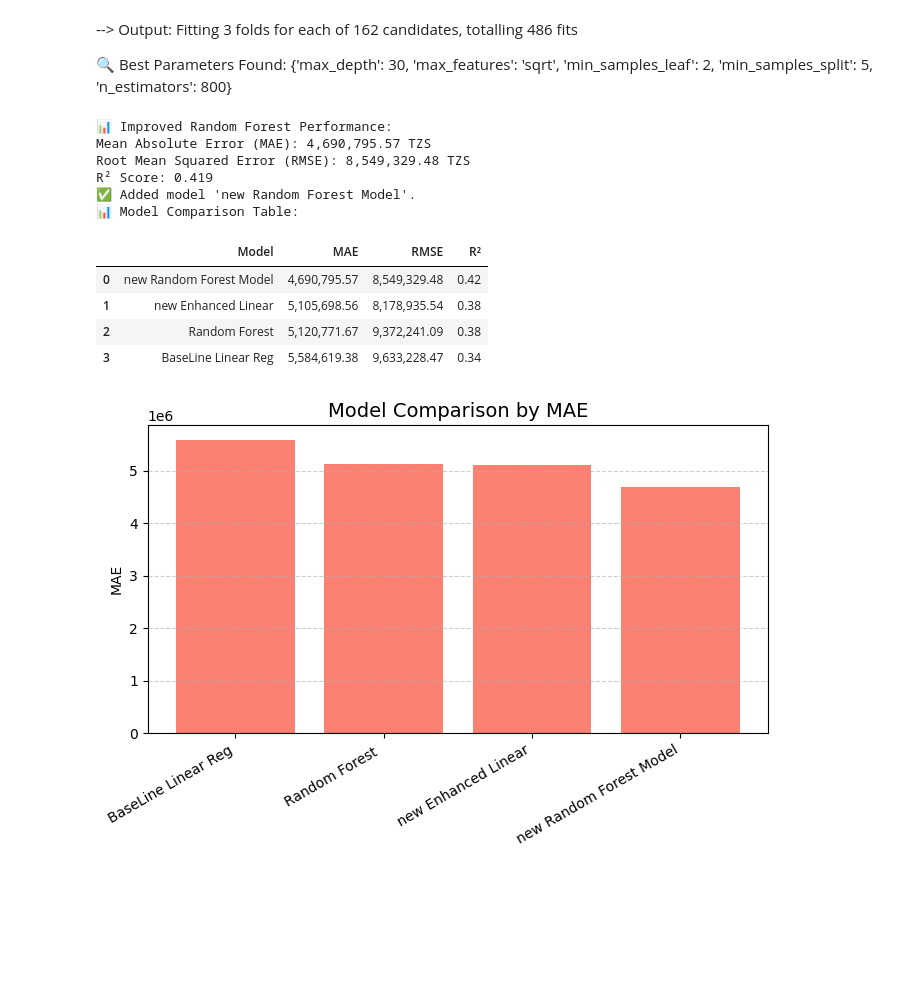
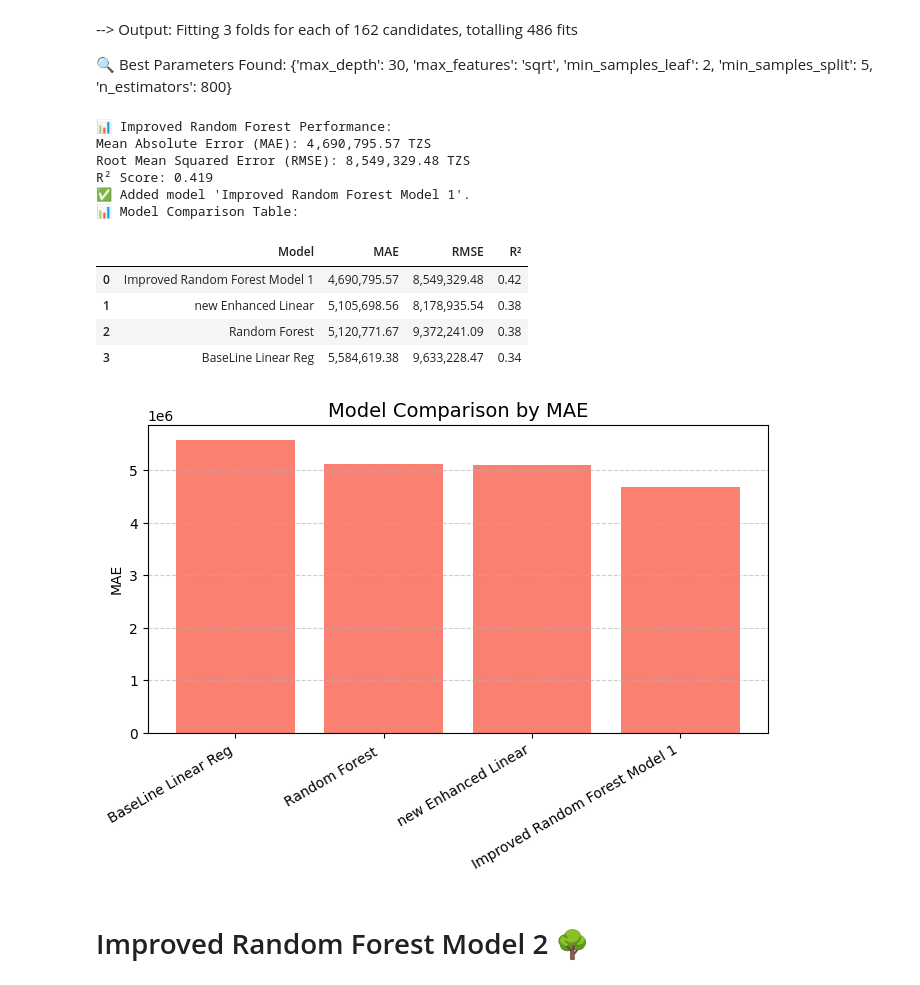
Before and after one commit to Karl-Johann-Jaekel/Machine-Learning-Project-Tourism, a Jupyter notebook: ML-Project.ipynb, the cells around one changed output. Drawn from its saved outputs; the diff is of its cells as text; code cells hidden in the pictures; blank space fills up the shorter version.

Commit message:
Model improvements, Test-Set predictions and evaluation

```diff
--- a/ML-Project.ipynb
+++ b/ML-Project.ipynb
@@ -1590,39 +1590,41 @@ rf_model = RandomForestRegressor(
     min_samples_split=5,     # require at least 5 samples to split a node
     min_samples_leaf=2,      # each leaf must have at least 2 samples
     max_features='sqrt',     # random subset of features per tree → better generalization
     random_state=42,
     n_jobs=-1)
 
 # Train the model
 rf_model.fit(X_train, y_train)
 
 #  Make predictions
 y_pred = rf_model.predict(X_val)
 
 # Evaluate performance
-mae_imp_rf = mean_absolute_error(y_val, y_pred)
-rmse_imp_rf = np.sqrt(mean_squared_error(y_val, y_pred))
-r2_imp_rf= r2_score(y_val, y_pred)
+mae_imp1_rf = mean_absolute_error(y_val, y_pred)
+rmse_imp1_rf = np.sqrt(mean_squared_error(y_val, y_pred))
+r2_imp1_rf= r2_score(y_val, y_pred)
 
 print("📊 Improved Random Forest Performance:")
-print(f"Mean Absolute Error (MAE): {mae_imp_rf:,.2f} TZS")
-print(f"Root Mean Squared Error (RMSE): {rmse_imp_rf:,.2f} TZS")
+print(f"Mean Absolute Error (MAE): {mae_imp1_rf:,.2f} TZS")
+print(f"Root Mean Squared Error (RMSE): {rmse_imp1_rf:,.2f} TZS")
 print(f"R² Score: {r2_imp_rf:.3f}")
 
 
-metrics.add("new Random Forest Model",mae_imp_rf,rmse_imp_rf,r2_imp_rf)
+metrics.add("Improved Random Forest Model 1",mae_imp1_rf,rmse_imp1_rf,r2_imp_rf)
 metrics.show()
 metrics.plot_mae()
 # %% [output]
 📊 Improved Random Forest Performance:
 Mean Absolute Error (MAE): 4,690,795.57 TZS
 Root Mean Squared Error (RMSE): 8,549,329.48 TZS
 R² Score: 0.419
-✅ Added model 'new Random Forest Model'.
+✅ Added model 'Improved Random Forest Model 1'.
 📊 Model Comparison Table:
 |  | Model | MAE | RMSE | R² |
-| 0 | new Random Forest Model | 4,690,795.57 | 8,549,329.48 | 0.42 |
+| 0 | Improved Random Forest Model 1 | 4,690,795.57 | 8,549,329.48 | 0.42 |
 | 1 | new Enhanced Linear | 5,105,698.56 | 8,178,935.54 | 0.38 |
 | 2 | Random Forest | 5,120,771.67 | 9,372,241.09 | 0.38 |
 | 3 | BaseLine Linear Reg | 5,584,619.38 | 9,633,228.47 | 0.34 |
-[figure, old version]
+[figure, new version]
+# %% [markdown]
+# Improved Random Forest Model 2 🌳
```
Also changed, not shown: parts of 9 cells of this notebook, 1 other file.
